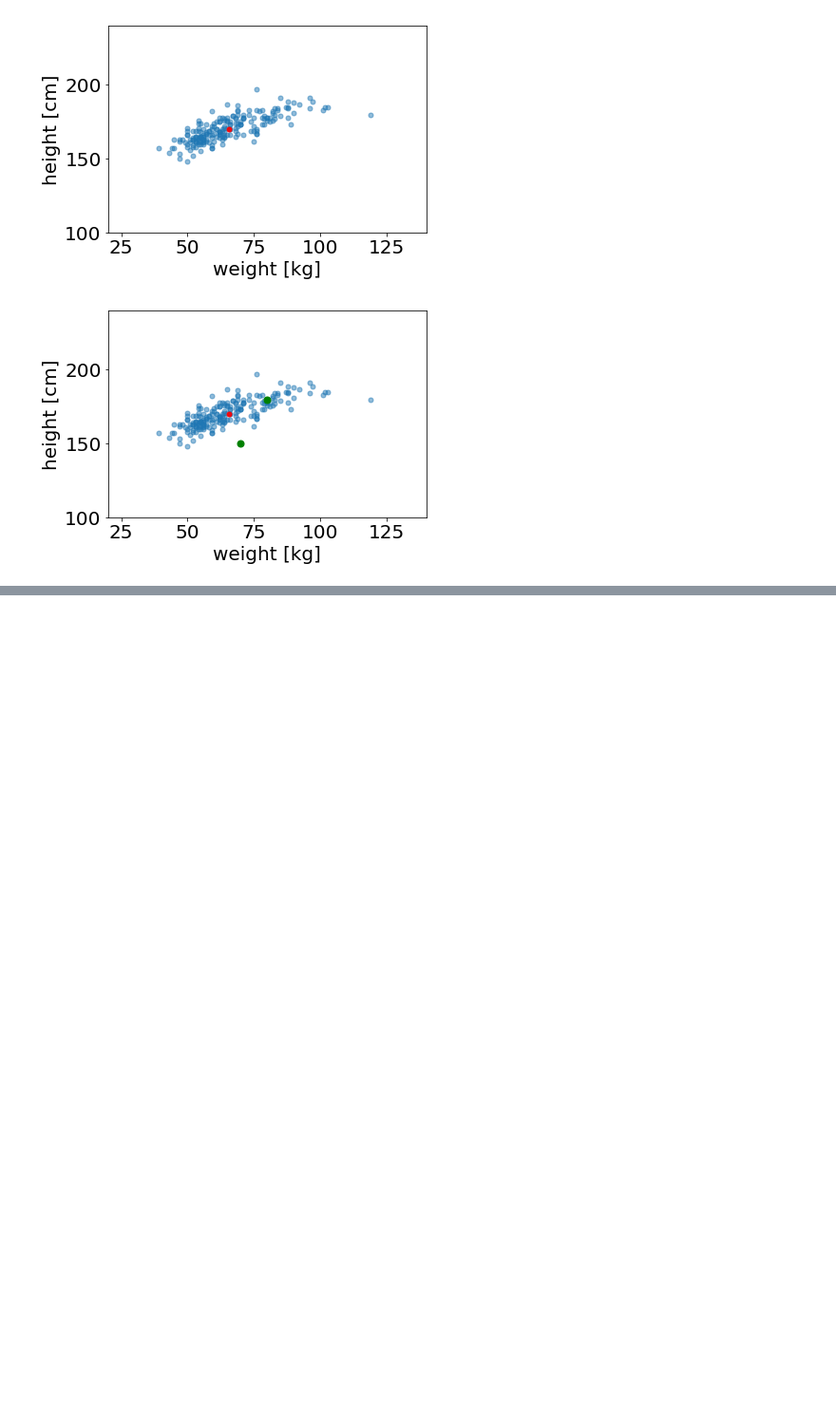
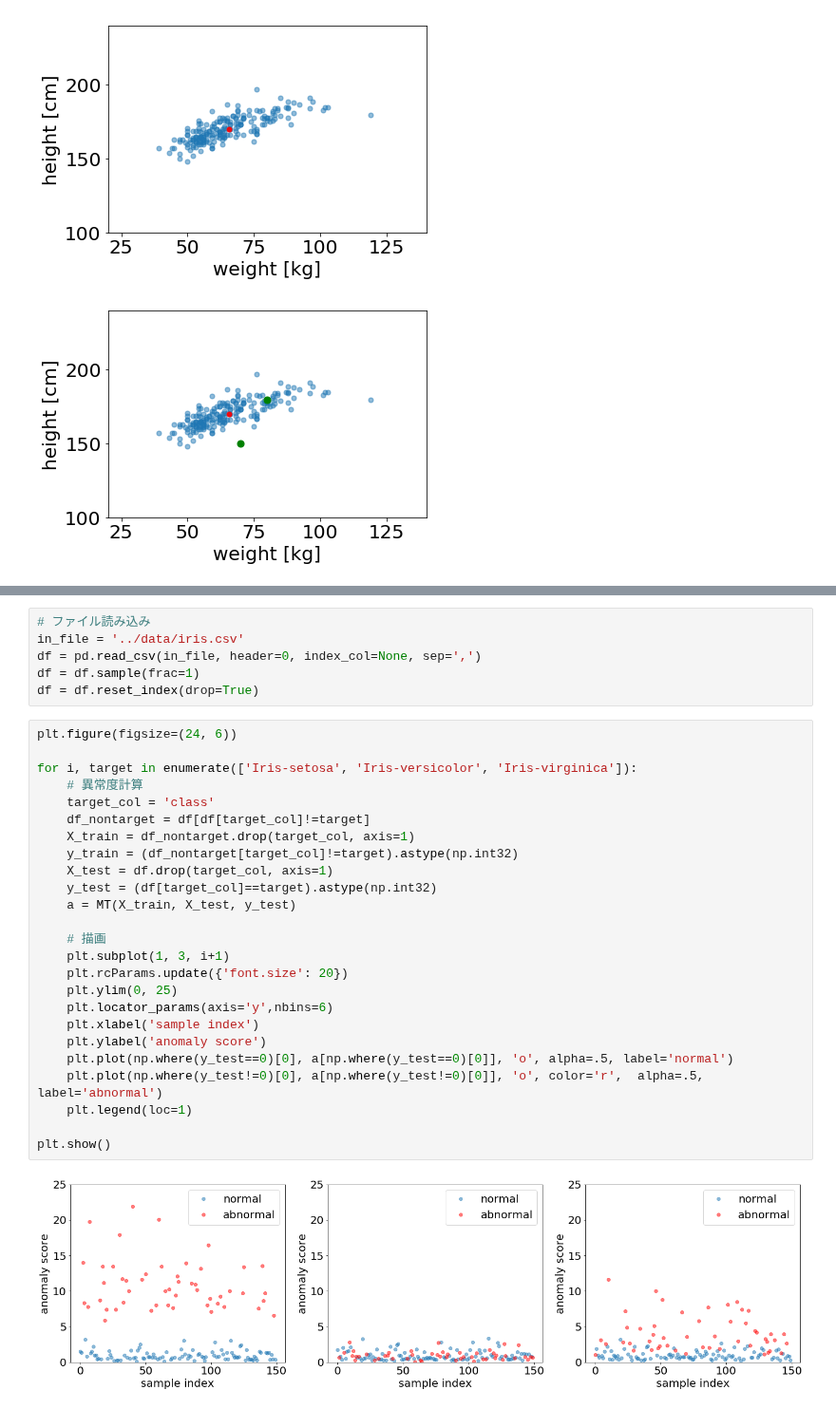
Before and after one commit to tsato-code/python_script, a Jupyter notebook: misc/plot_slide_MTS.ipynb, the cells around one changed output, grey strips where cells are left out. Shown at 95% size. Saved outputs shown, nothing was run; the diff lists cells and outputs as text; blank space fills up the shorter version.

```diff
--- a/misc/plot_slide_MTS.ipynb
+++ b/misc/plot_slide_MTS.ipynb
@@ -110,0 +142,33 @@ array([ 59.60962173, 147.29458927])
+# %%
+# ファイル読み込み
+in_file = '../data/iris.csv'
+df = pd.read_csv(in_file, header=0, index_col=None, sep=',')
+df = df.sample(frac=1)
+df = df.reset_index(drop=True)
+# %%
+plt.figure(figsize=(24, 6))
+
+for i, target in enumerate(['Iris-setosa', 'Iris-versicolor', 'Iris-virginica']):
+    # 異常度計算
+    target_col = 'class'
+    df_nontarget = df[df[target_col]!=target]
+    X_train = df_nontarget.drop(target_col, axis=1)
+    y_train = (df_nontarget[target_col]!=target).astype(np.int32)
+    X_test = df.drop(target_col, axis=1)
+    y_test = (df[target_col]==target).astype(np.int32)
+    a = MT(X_train, X_test, y_test)
+
+    # 描画
+    plt.subplot(1, 3, i+1)
+    plt.rcParams.update({'font.size': 20})
+    plt.ylim(0, 25)
+    plt.locator_params(axis='y',nbins=6)
+    plt.xlabel('sample index')
+    plt.ylabel('anomaly score')
+    plt.plot(np.where(y_test==0)[0], a[np.where(y_test==0)[0]], 'o', alpha=.5, label='normal')
+    plt.plot(np.where(y_test!=0)[0], a[np.where(y_test!=0)[0]], 'o', color='r',  alpha=.5, label='abnormal')
+    plt.legend(loc=1)
+
+plt.show()
+# %% [output]
+[figure, added]
```
Also changed, not shown: parts of 9 cells of this notebook, 1 other file.
